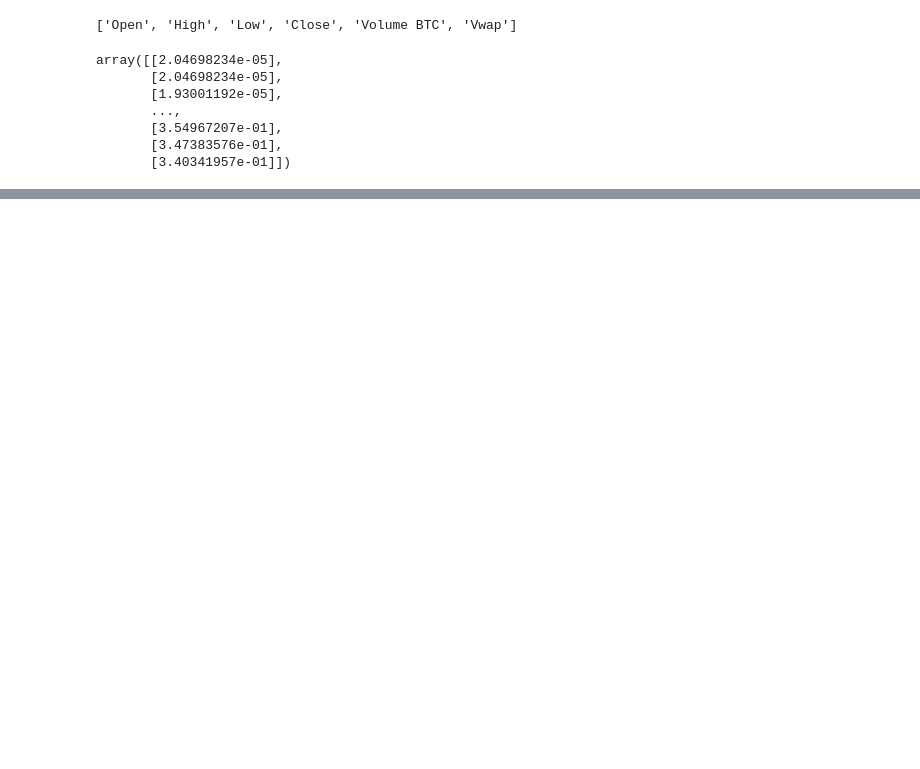
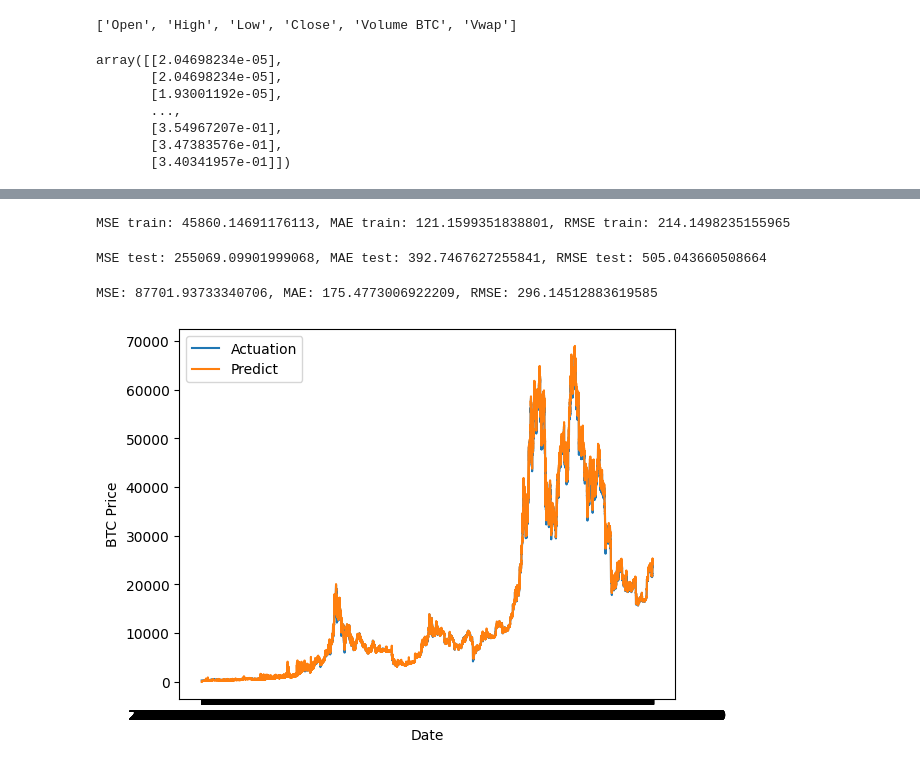
Before and after one commit to bakansm/crypto-kafka-streaming, a Jupyter notebook: btc-predict-model.ipynb, the cells around one changed output, grey strips where cells are left out. Drawn from its saved outputs; the diff is of its cells as text; code cells hidden in the pictures; blank space fills up the shorter version.

```diff
--- a/btc-predict-model.ipynb
+++ b/btc-predict-model.ipynb
@@ -221,0 +207,3 @@ y_test = np.array(y_test)
+# %%
+trainPredict = model.predict(X_train)
+trainPredict
@@ -240,3 +231,5 @@ rmse
 # %%
 testPredict = scalerY.inverse_transform(testPredict)
 testY = scalerY.inverse_transform(y_test)
+trainPredict = scalerY.inverse_transform(trainPredict)
+trainY = scalerY.inverse_transform(y_train)
@@ -252,0 +256,31 @@ array([[29160.092],
+# %%
+mse_train = mean_squared_error(trainPredict, trainY)
+mae_train = mean_absolute_error(trainPredict, trainY)
+rmse_train = math.sqrt(mse_train)
+print('MSE train: {0}, MAE train: {1}, RMSE train: {2}'.format(mse_train, mae_train, rmse_train))
+# %% [output]
+MSE train: 45860.14691176113, MAE train: 121.1599351838801, RMSE train: 214.1498235155965
+# %%
+mse_test = mean_squared_error(testPredict, testY)
+mae_test = mean_absolute_error(testPredict, testY)
+rmse_test = math.sqrt(mse_test)
+print('MSE test: {0}, MAE test: {1}, RMSE test: {2}'.format(mse_test, mae_test, rmse_test))
+# %% [output]
+MSE test: 255069.09901999068, MAE test: 392.7467627255841, RMSE test: 505.043660508664
+# %%
+mse = mean_squared_error(np.concatenate((trainPredict, testPredict)), np.concatenate((trainY, testY)))
+mae = mean_absolute_error(np.concatenate((trainPredict, testPredict)), np.concatenate((trainY, testY)))
+rmse = math.sqrt(mse)
+print('MSE: {0}, MAE: {1}, RMSE: {2}'.format(mse, mae, rmse))
+# %% [output]
+MSE: 87701.93733340706, MAE: 175.4773006922209, RMSE: 296.14512883619585
+# %%
+date_array = np.array(df['Date'])
+plt.plot(date_array, np.concatenate((trainY, testY)), label='Actuation')
+plt.plot(date_array, np.concatenate((trainPredict, testPredict)), label='Predict')
+plt.legend(loc='best')
+plt.xlabel("Date")
+plt.ylabel("BTC Price")
+plt.show()
+# %% [output]
+[figure, added]
```
Also changed, not shown: parts of 35 cells of this notebook, 5 other files.
